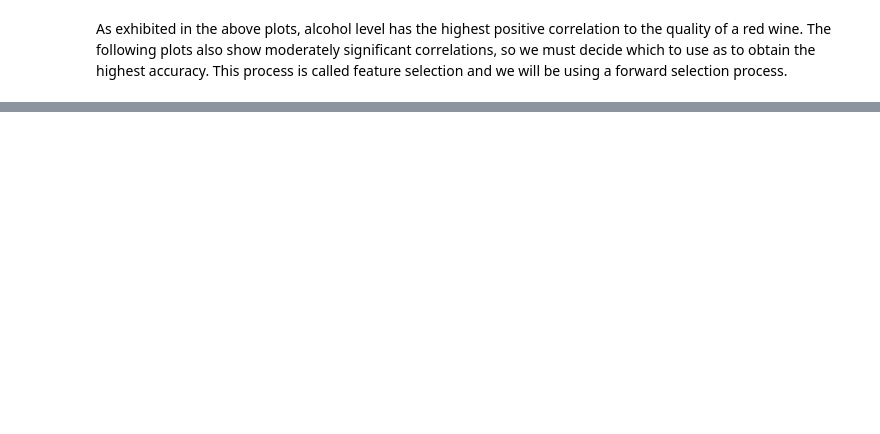
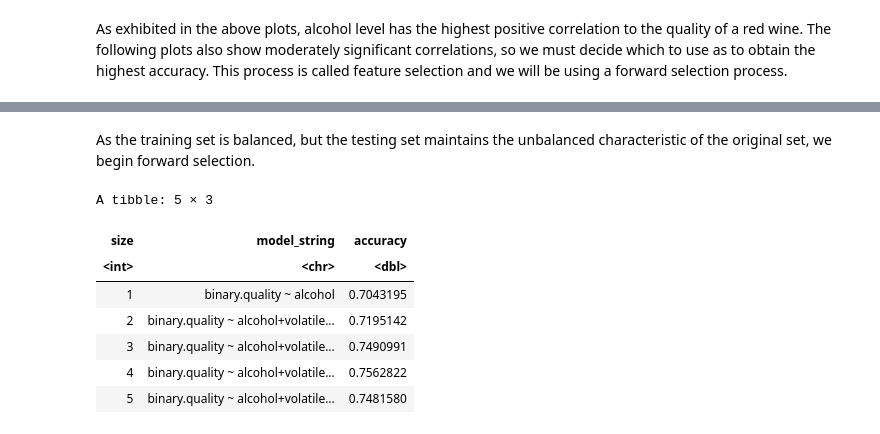
Before and after one commit to toluam/ds_group12_project, a Jupyter notebook: final_report.ipynb, the cells around one changed output, grey strips where cells are left out. Saved outputs shown, nothing was run; the diff lists cells and outputs as text; code cells hidden in the pictures; blank space fills up the shorter version.

```diff
--- a/final_report.ipynb
+++ b/final_report.ipynb
@@ -147,0 +399,78 @@ length(rw_good$binary.quality)
+# %% [markdown]
+As the training set is balanced, but the testing set maintains the unbalanced characteristic of the original set, we begin forward selection.
+# %%
+
+rw_train_subset <- rw_train %>%
+    select(alcohol, volatile.acidity, total.sulfur.dioxide, sulphates, citric.acid, binary.quality)
+
+predictors <- colnames(rw_train_subset %>% select(-binary.quality))
+
+# create an empty tibble to store the results
+accuracies <- tibble(size = integer(),
+                     model_string = character(),
+                     accuracy = numeric())
+
+# create a model specification
+knn_spec <- nearest_neighbor(weight_func = "rectangular", neighbors = tune()) %>%
+     set_engine("kknn") %>%
+     set_mode("classification")
+
+# create a 5-fold cross-validation object
+rw_vfold <- vfold_cv(rw_train, v = 5, strata = binary.quality)
+
+# store the total number of predictors
+n_total <- length(predictors)
+# these 5 are alcohol, Volatile acidity, Total sulfur dixoide, Sulphates, Citric acid as we found they had the highest relative Pearson correlation coefficients to the target variable
+
+# stores selected predictors
+selected <- c()
+
+# for every size from 1 to the total number of predictors
+for (i in 1:n_total) {
+    # for every predictor still not added yet
+    accs <- list()
+    models <- list()
+    for (j in 1:length(predictors)) {
+        # create a model string for this combination of predictors
+        preds_new <- c(selected, predictors[[j]])
+        model_string <- paste("binary.quality", "~", paste(preds_new, collapse="+"))
+
+        # create a recipe from the model string
+        rw_recipe <- recipe(as.formula(model_string),
+                                data = rw_train_subset) %>%
+                          step_scale(all_predictors()) %>%
+                          step_center(all_predictors())
+
+        # tune the KNN classifier with these predictors,
+        # and collect the accuracy for the best K
+        acc <- workflow() %>%
+          add_recipe(rw_recipe) %>%
+          add_model(knn_spec) %>%
+          tune_grid(resamples = rw_vfold, grid = 10) %>%
+          collect_metrics() %>%
+          filter(.metric == "accuracy") %>%
+          summarize(mx = max(mean))
+        acc <- acc$mx %>% unlist()
+
+        # add this result to the dataframe
+        accs[[j]] <- acc
+        models[[j]] <- model_string
+    }
+    jstar <- which.max(unlist(accs))
+    accuracies <- accuracies %>%
+      add_row(size = i,
+              model_string = models[[jstar]],
+              accuracy = accs[[jstar]])
+    selected <- c(selected, predictors[[jstar]])
+    predictors <- predictors[-jstar]
+}
+accuracies
+# %% [output]
+A tibble: 5 × 3
+| size | model_string | accuracy |
+| <int> | <chr> | <dbl> |
+| 1 | binary.quality ~ alcohol | 0.7043195 |
+| 2 | binary.quality ~ alcohol+volatile... | 0.7195142 |
+| 3 | binary.quality ~ alcohol+volatile... | 0.7490991 |
+| 4 | binary.quality ~ alcohol+volatile... | 0.7562822 |
+| 5 | binary.quality ~ alcohol+volatile... | 0.7481580 |
```
Also changed, not shown: parts of 13 cells of this notebook.
